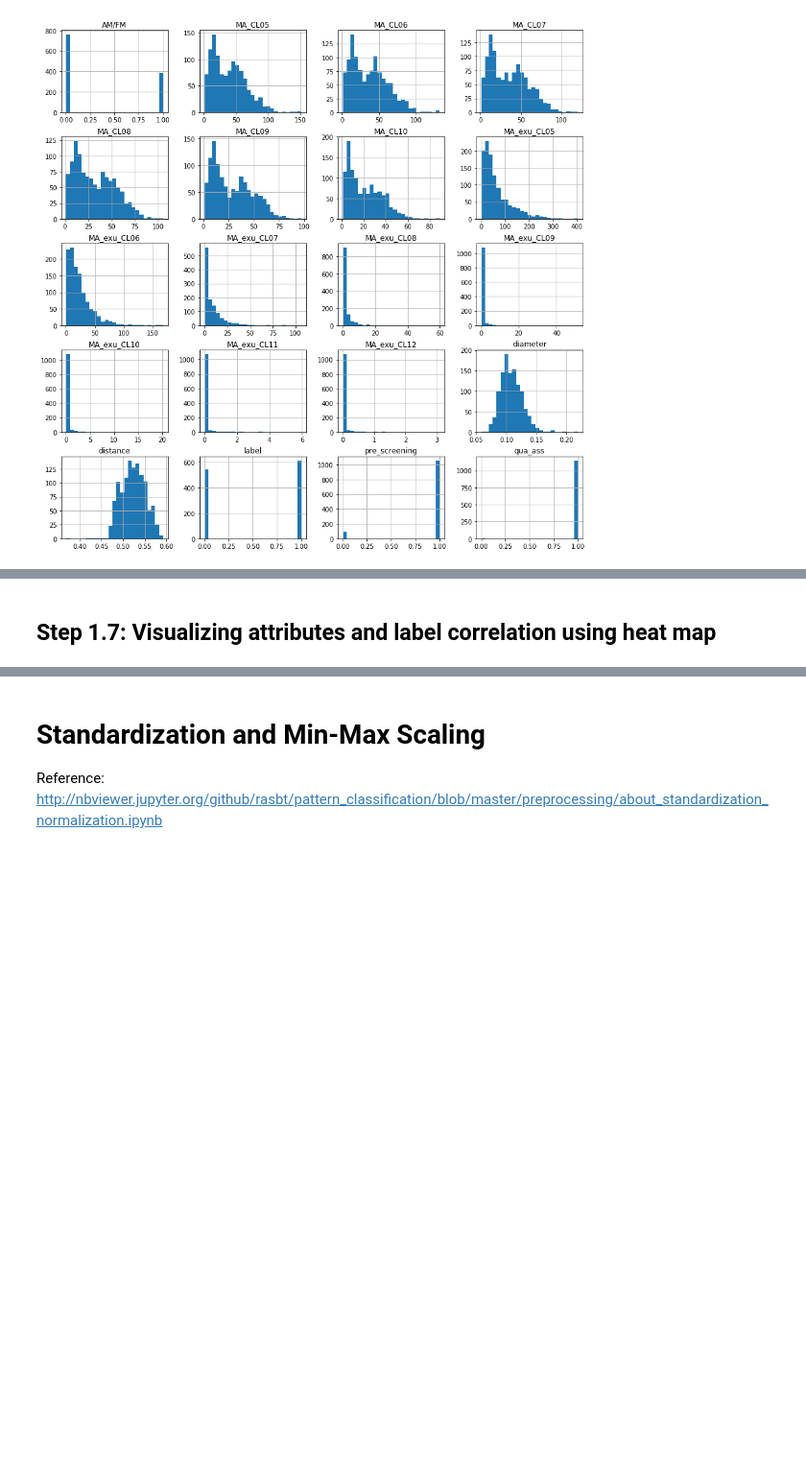
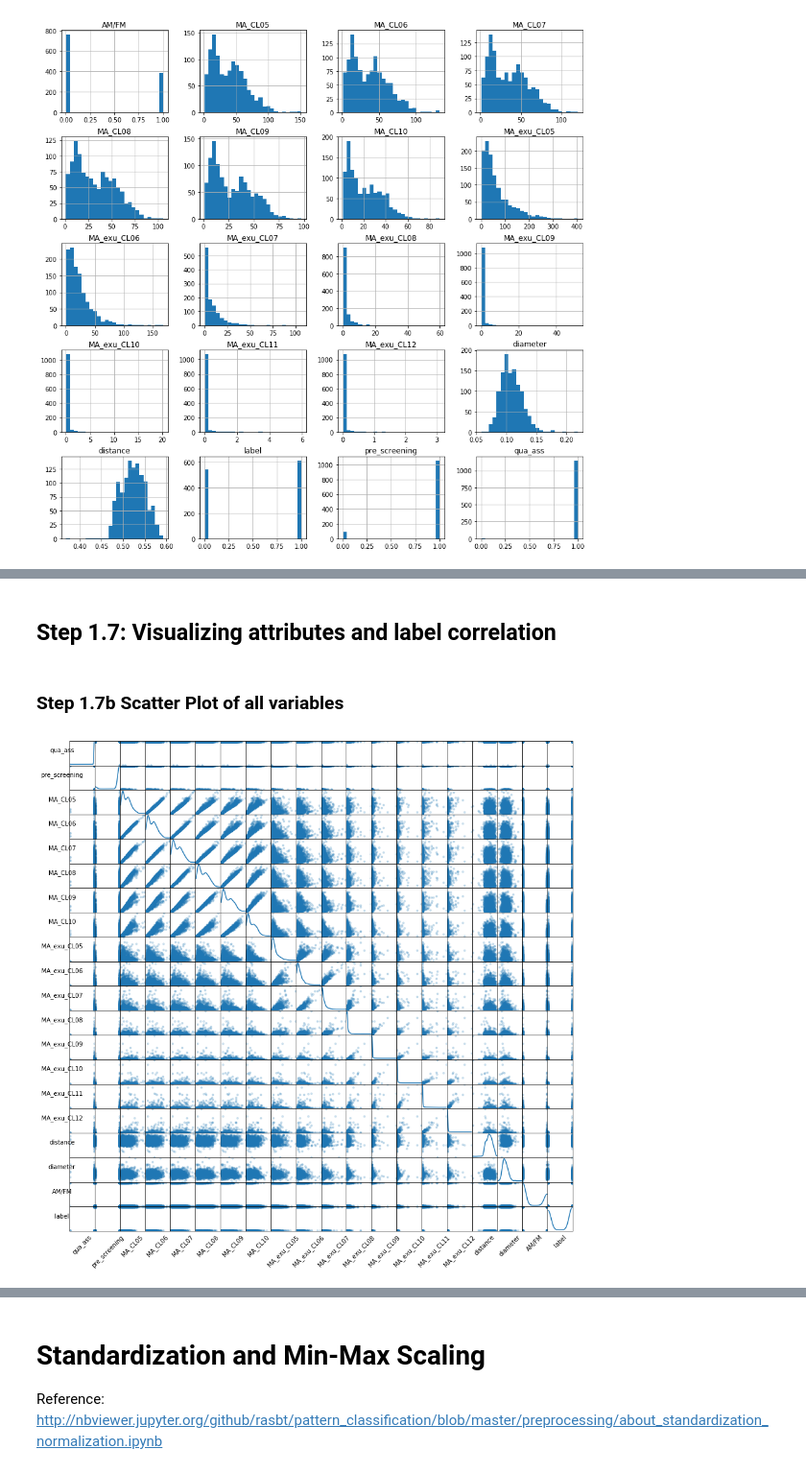
Before and after one commit to ram1123/Learning_ML, a Jupyter notebook: disease_detection_project/Diabetic_Retinopathy.ipynb, the cells around one changed output, grey strips where cells are left out. Shown at 96% size. Cells and saved outputs as stored; diff of their text form; code cells hidden in the pictures; blank space fills up the shorter version.

```diff
--- a/disease_detection_project/Diabetic_Retinopathy.ipynb
+++ b/disease_detection_project/Diabetic_Retinopathy.ipynb
@@ -178,2 +143,31 @@ plt.show()
 # %% [markdown]
-## Step 1.7: Visualizing attributes and label correlation using heat map
+## Step 1.7: Visualizing attributes and label correlation
+# %% [markdown]
+### Step 1.7b Scatter Plot of all variables
+# %%
+from pandas.tools.plotting import scatter_matrix
+
+columns = ['qua_ass','pre_screening','MA_CL05','MA_CL06','MA_CL07','MA_CL08','MA_CL09','MA_CL10','MA_exu_CL05',
+                  'MA_exu_CL06','MA_exu_CL07','MA_exu_CL08','MA_exu_CL09','MA_exu_CL10','MA_exu_CL11','MA_exu_CL12',
+                  'distance','diameter','AM/FM','label']
+
+sm = scatter_matrix(infile, alpha=0.2, figsize=(15, 15), diagonal='kde')
+
+#Change label rotation
+[s.xaxis.label.set_rotation(45) for s in sm.reshape(-1)]
+[s.yaxis.label.set_rotation(0) for s in sm.reshape(-1)]
+
+#May need to offset label when rotating to prevent overlap of figure
+[s.get_yaxis().set_label_coords(-0.3,0.5) for s in sm.reshape(-1)]
+
+#Hide all ticks
+[s.set_xticks(()) for s in sm.reshape(-1)]
+[s.set_yticks(()) for s in sm.reshape(-1)]
+
+plt.show()
+
+#Understanding diagonal: Reference: https://stackoverflow.com/questions/26360759/understanding-the-diagonal-in-pandas-scatter-matrix-plot
+
+#The diagonal where each attribute would be plotted against itself shows the Kernel Density Estimation of the attribute are plotted.
+# %% [output]
+[figure, added]
```
Also changed, not shown: parts of 22 cells of this notebook.
